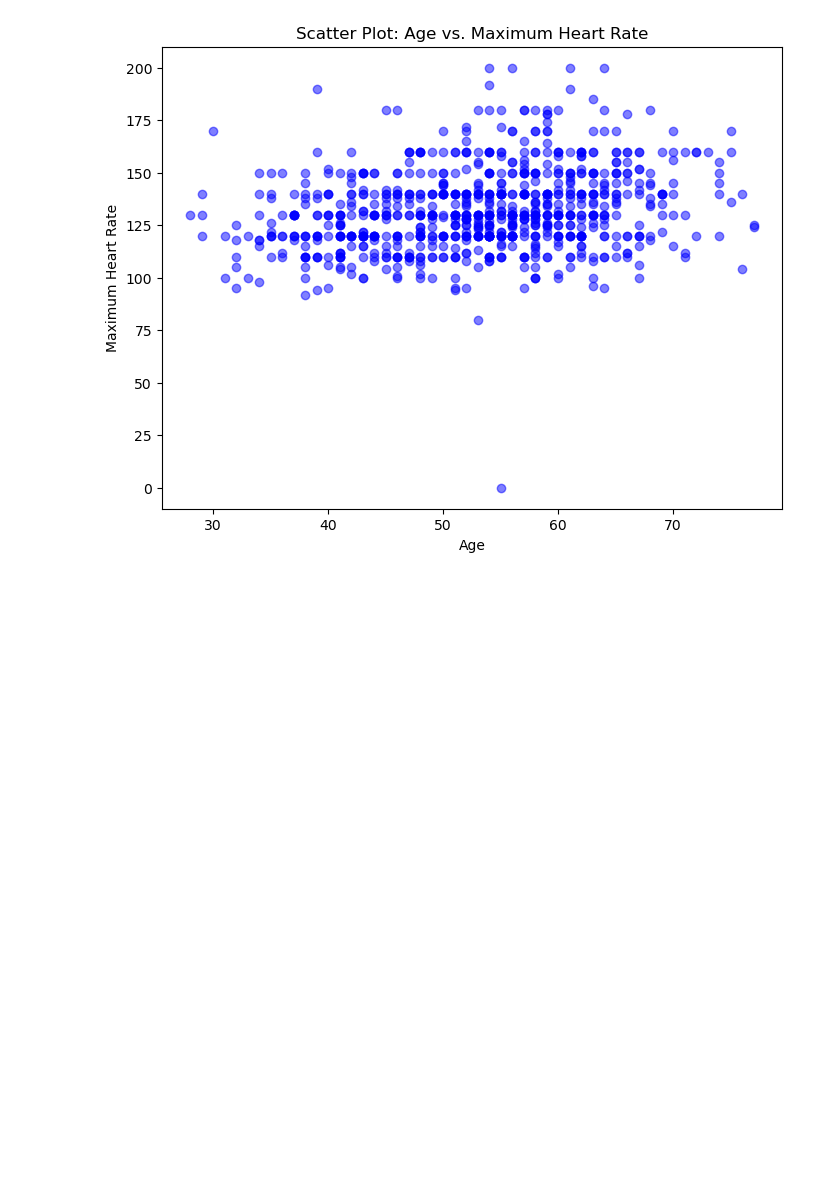
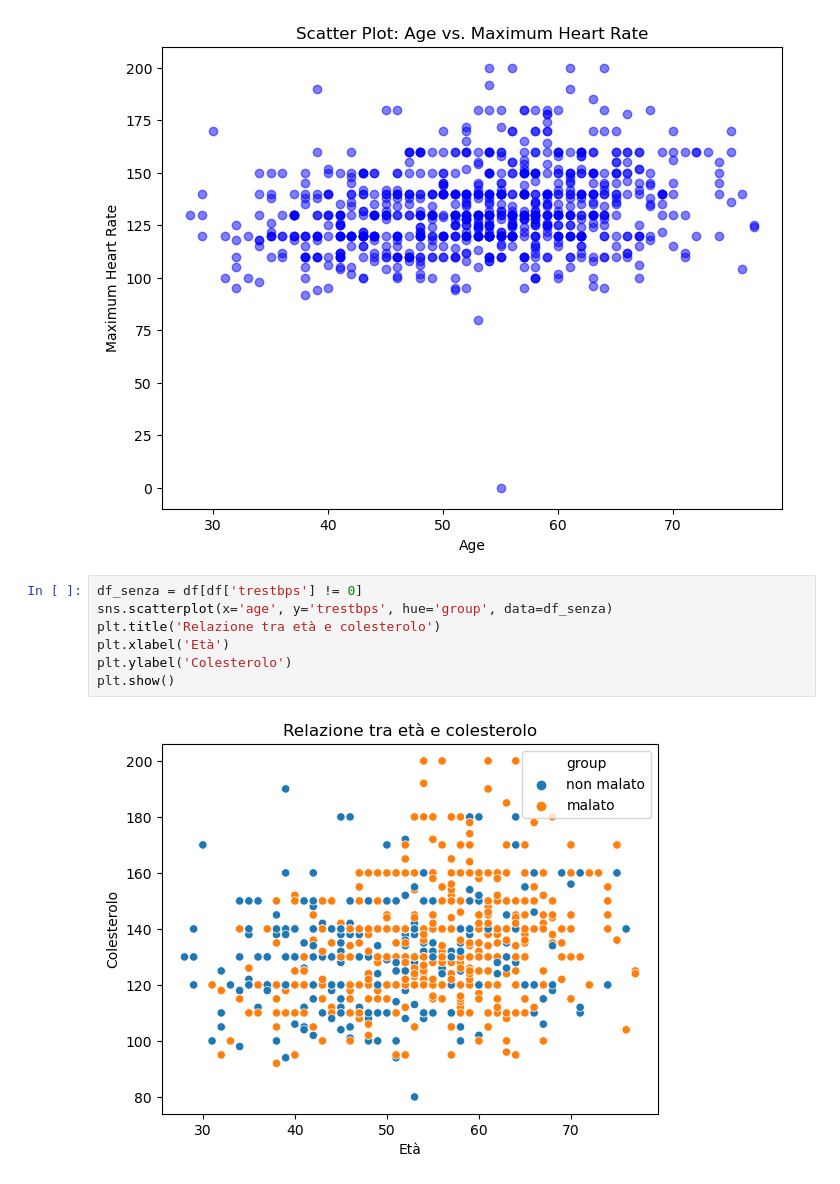
Before and after one commit to mattiaise/scientific-visualization, a Jupyter notebook: maxHeart.ipynb, the cells around one changed output. Drawn from its saved outputs; the diff is of its cells as text; blank space fills up the shorter version.

```diff
--- a/maxHeart.ipynb
+++ b/maxHeart.ipynb
@@ -180,4 +180,13 @@ plt.ylabel('Maximum Heart Rate')
 plt.show()
 # %% [output]
 [figure]
+# %%
+df_senza = df[df['trestbps'] != 0]
+sns.scatterplot(x='age', y='trestbps', hue='group', data=df_senza)
+plt.title('Relazione tra età e colesterolo')
+plt.xlabel('Età')
+plt.ylabel('Colesterolo')
+plt.show()
+# %% [output]
+[figure, added]
 # %%
```
Also changed, not shown: parts of 4 cells of this notebook.
